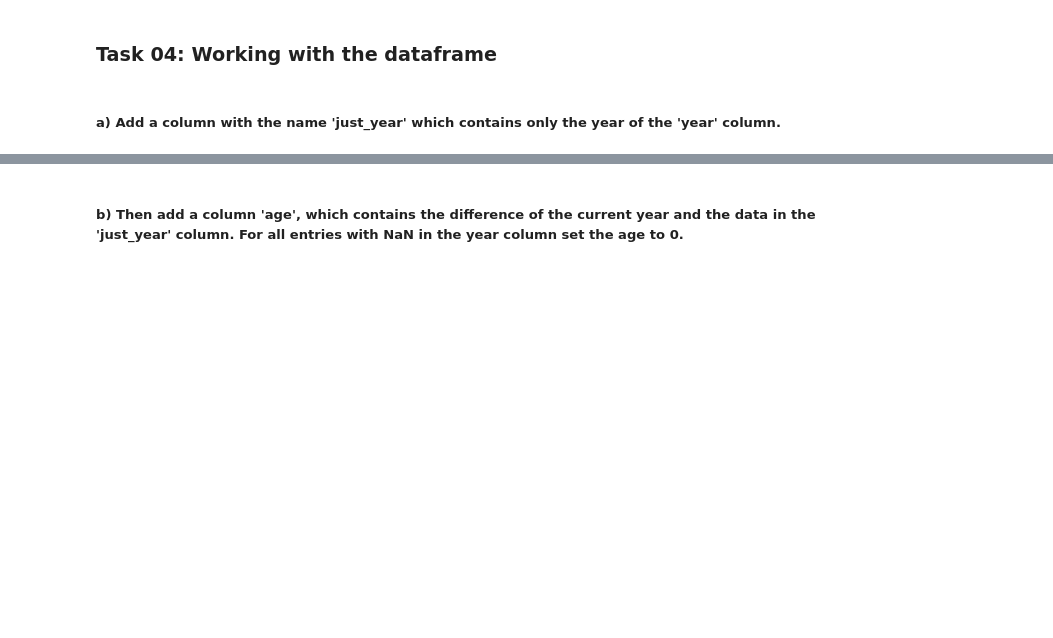
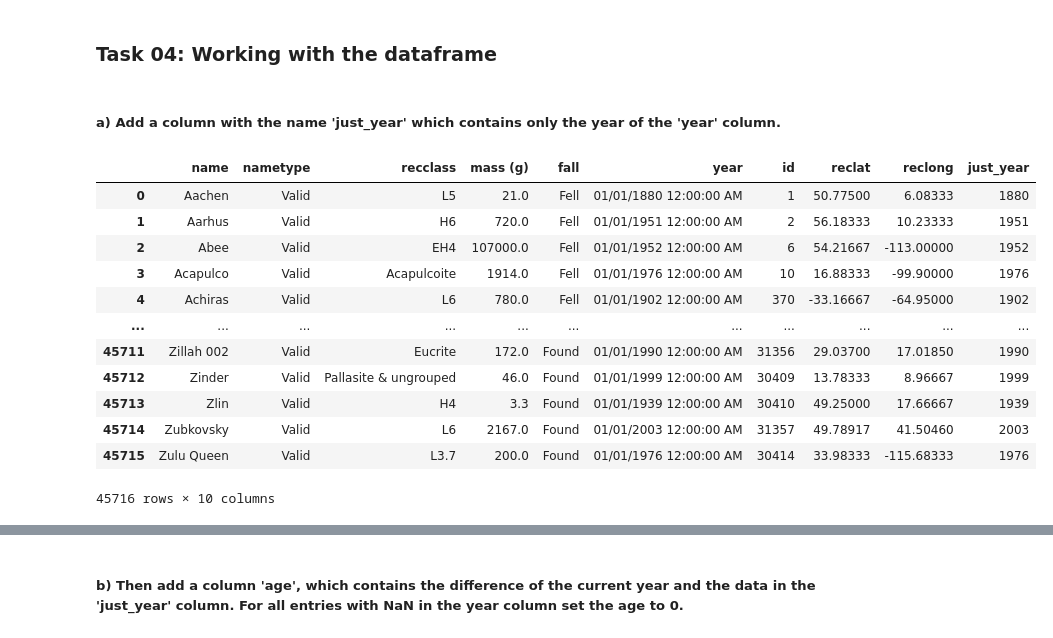
Before and after one commit to chrigorion/Data_Engineering_reichch4, a Jupyter notebook: Lab_02/DE_Lab02.ipynb, the cells around one changed output, grey strips where cells are left out. Cells and saved outputs as stored; diff of their text form; code cells hidden in the pictures; blank space fills up the shorter version.

```diff
--- a/Lab_02/DE_Lab02.ipynb
+++ b/Lab_02/DE_Lab02.ipynb
@@ -109,3 +136,21 @@ meteorites.query("`mass (g)` > 50000")
 ### Task 04:  Working with the dataframe
 # %% [markdown]
 ##### a) Add a column with the name 'just_year' which contains only the year of the 'year' column.
+# %%
+# new column with [] and then meteorites.year for the column(year),str to extract them from the date format and then slice the position to extract only the year.
+meteorites['just_year'] = meteorites.year.str.slice(6,10)
+meteorites
+# %% [output]
+|  | name | nametype | recclass | mass (g) | fall | year | id | reclat | reclong | just_year |
+| 0 | Aachen | Valid | L5 | 21.0 | Fell | 01/01/1880 12:00:00 AM | 1 | 50.77500 | 6.08333 | 1880 |
+| 1 | Aarhus | Valid | H6 | 720.0 | Fell | 01/01/1951 12:00:00 AM | 2 | 56.18333 | 10.23333 | 1951 |
+| 2 | Abee | Valid | EH4 | 107000.0 | Fell | 01/01/1952 12:00:00 AM | 6 | 54.21667 | -113.00000 | 1952 |
+| 3 | Acapulco | Valid | Acapulcoite | 1914.0 | Fell | 01/01/1976 12:00:00 AM | 10 | 16.88333 | -99.90000 | 1976 |
+| 4 | Achiras | Valid | L6 | 780.0 | Fell | 01/01/1902 12:00:00 AM | 370 | -33.16667 | -64.95000 | 1902 |
+| ... | ... | ... | ... | ... | ... | ... | ... | ... | ... | ... |
+| 45711 | Zillah 002 | Valid | Eucrite | 172.0 | Found | 01/01/1990 12:00:00 AM | 31356 | 29.03700 | 17.01850 | 1990 |
+| 45712 | Zinder | Valid | Pallasite & ungrouped | 46.0 | Found | 01/01/1999 12:00:00 AM | 30409 | 13.78333 | 8.96667 | 1999 |
+| 45713 | Zlin | Valid | H4 | 3.3 | Found | 01/01/1939 12:00:00 AM | 30410 | 49.25000 | 17.66667 | 1939 |
+| 45714 | Zubkovsky | Valid | L6 | 2167.0 | Found | 01/01/2003 12:00:00 AM | 31357 | 49.78917 | 41.50460 | 2003 |
+| 45715 | Zulu Queen | Valid | L3.7 | 200.0 | Found | 01/01/1976 12:00:00 AM | 30414 | 33.98333 | -115.68333 | 1976 |
+45716 rows × 10 columns
```
Also changed, not shown: parts of 4 cells of this notebook, 1 other file.
